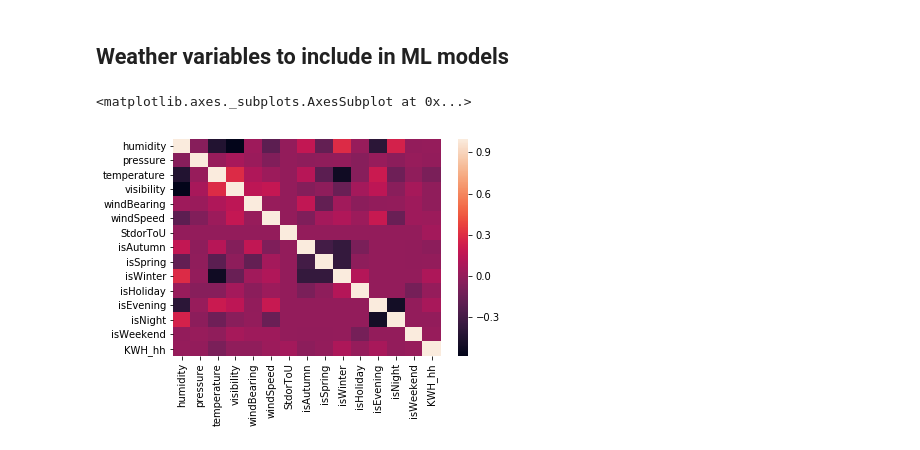
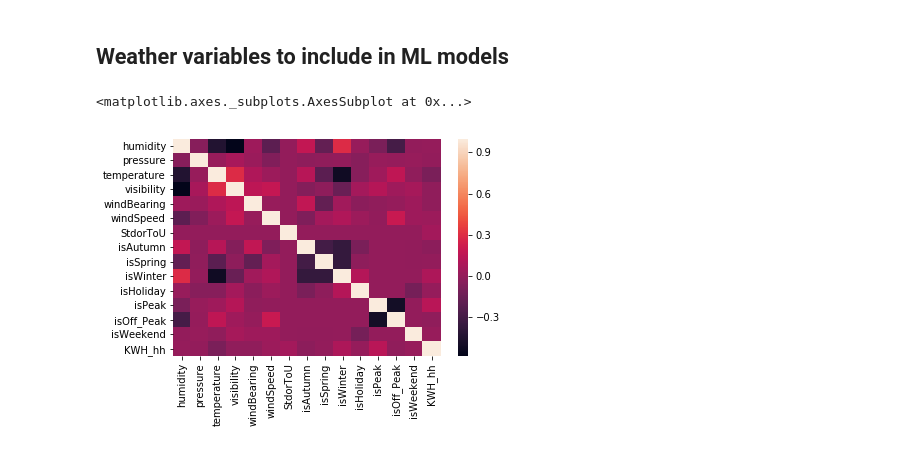
Before and after one commit to Chappie2/Smart_metering_privacy_framework, a Jupyter notebook: Exploratory processed data.ipynb, the cells around one changed output. Saved outputs shown, nothing was run; the diff lists cells and outputs as text; code cells hidden in the pictures.

```diff
--- a/Exploratory processed data.ipynb
+++ b/Exploratory processed data.ipynb
@@ -398,11 +409,11 @@ del A, B, C, D, E, F, G, H, I, J, K, L, M, N, O, P, Q
 # %%
 sns.heatmap(df[['humidity',
        'pressure', 'temperature', 'visibility', 'windBearing', 'windSpeed',
        'StdorToU', 'isAutumn', 'isSpring', 'isWinter', 'isHoliday',
-       'isEvening', 'isNight', 'isWeekend', 'KWH_hh']].corr())
+       'isPeak', 'isOff_Peak', 'isWeekend', 'KWH_hh']].corr())
 # %% [output]
 <matplotlib.axes._subplots.AxesSubplot at 0x...>
-[figure, old version]
+[figure, new version]
 # %%
 def linearModel(df, latex=False):
     X = sm.add_constant(df[['humidity', 'pressure', 'temperature', 'visibility', 'windBearing',
```
Also changed, not shown: parts of 13 cells of this notebook.
